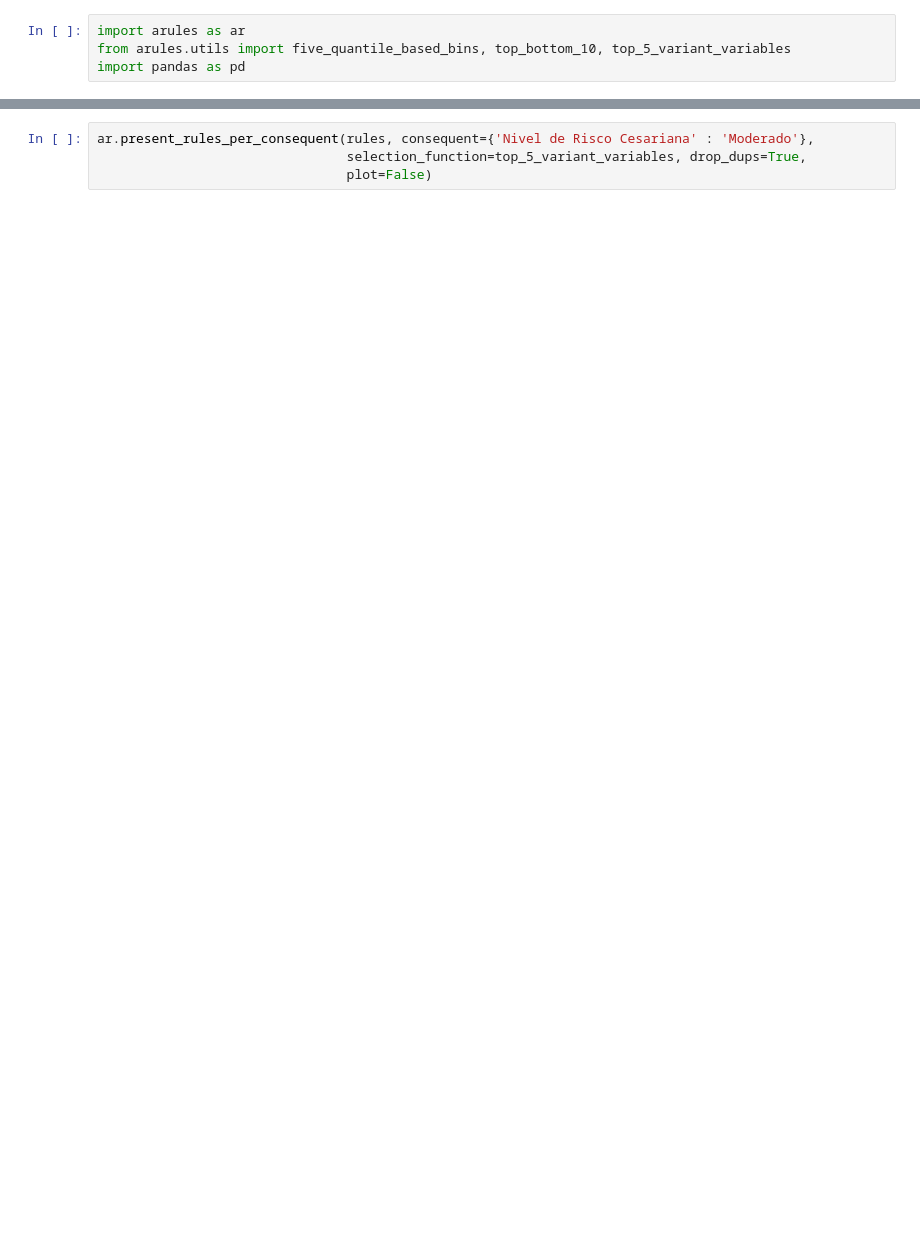
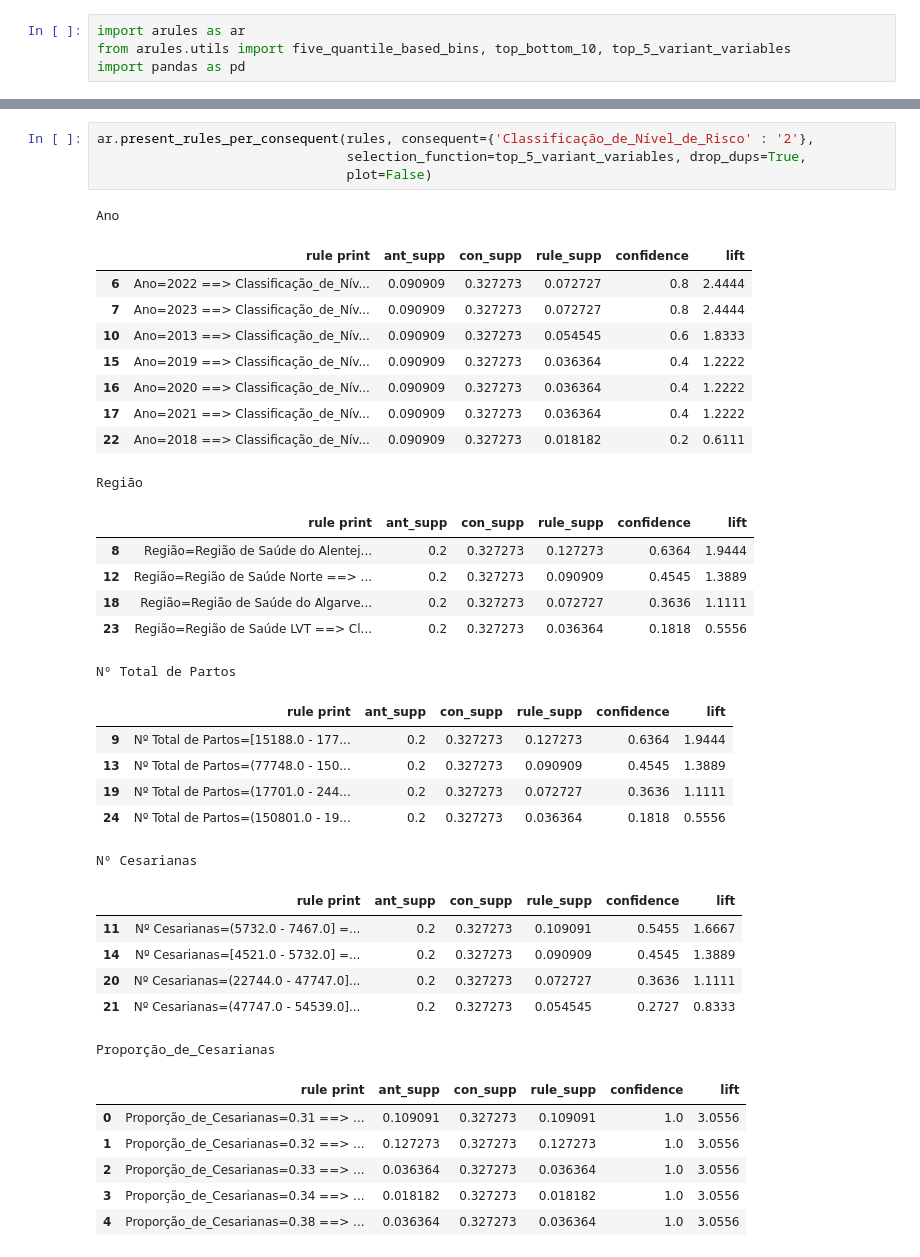
Before and after one commit to altonFreitas/projetoMTAD-partos-e-cesarianas, a Jupyter notebook: Arules.ipynb, the cells around one changed output, grey strips where cells are left out. Drawn from its saved outputs; the diff is of its cells as text; blank space fills up the shorter version.

```diff
--- a/Arules.ipynb
+++ b/Arules.ipynb
@@ -67,5 +67,40 @@ Overall # of Rules:  866
 866 rows × 12 columns
 # %%
-ar.present_rules_per_consequent(rules, consequent={'Nivel de Risco Cesariana' : 'Moderado'},
+ar.present_rules_per_consequent(rules, consequent={'Classificação_de_Nível_de_Risco' : '2'},
                                 selection_function=top_5_variant_variables, drop_dups=True,
                                 plot=False)
+# %% [output]
+Ano
+|  | rule print | ant_supp | con_supp | rule_supp | confidence | lift |
+| 6 | Ano=2022 ==> Classificação_de_Nív... | 0.090909 | 0.327273 | 0.072727 | 0.8 | 2.4444 |
+| 7 | Ano=2023 ==> Classificação_de_Nív... | 0.090909 | 0.327273 | 0.072727 | 0.8 | 2.4444 |
+| 10 | Ano=2013 ==> Classificação_de_Nív... | 0.090909 | 0.327273 | 0.054545 | 0.6 | 1.8333 |
+| 15 | Ano=2019 ==> Classificação_de_Nív... | 0.090909 | 0.327273 | 0.036364 | 0.4 | 1.2222 |
+| 16 | Ano=2020 ==> Classificação_de_Nív... | 0.090909 | 0.327273 | 0.036364 | 0.4 | 1.2222 |
+| 17 | Ano=2021 ==> Classificação_de_Nív... | 0.090909 | 0.327273 | 0.036364 | 0.4 | 1.2222 |
+| 22 | Ano=2018 ==> Classificação_de_Nív... | 0.090909 | 0.327273 | 0.018182 | 0.2 | 0.6111 |
+Região
+|  | rule print | ant_supp | con_supp | rule_supp | confidence | lift |
+| 8 | Região=Região de Saúde do Alentej... | 0.2 | 0.327273 | 0.127273 | 0.6364 | 1.9444 |
+| 12 | Região=Região de Saúde Norte ==> ... | 0.2 | 0.327273 | 0.090909 | 0.4545 | 1.3889 |
+| 18 | Região=Região de Saúde do Algarve... | 0.2 | 0.327273 | 0.072727 | 0.3636 | 1.1111 |
+| 23 | Região=Região de Saúde LVT ==> Cl... | 0.2 | 0.327273 | 0.036364 | 0.1818 | 0.5556 |
+Nº Total de Partos
+|  | rule print | ant_supp | con_supp | rule_supp | confidence | lift |
+| 9 | Nº Total de Partos=[15188.0 - 177... | 0.2 | 0.327273 | 0.127273 | 0.6364 | 1.9444 |
+| 13 | Nº Total de Partos=(77748.0 - 150... | 0.2 | 0.327273 | 0.090909 | 0.4545 | 1.3889 |
+| 19 | Nº Total de Partos=(17701.0 - 244... | 0.2 | 0.327273 | 0.072727 | 0.3636 | 1.1111 |
+| 24 | Nº Total de Partos=(150801.0 - 19... | 0.2 | 0.327273 | 0.036364 | 0.1818 | 0.5556 |
+Nº Cesarianas
+|  | rule print | ant_supp | con_supp | rule_supp | confidence | lift |
+| 11 | Nº Cesarianas=(5732.0 - 7467.0] =... | 0.2 | 0.327273 | 0.109091 | 0.5455 | 1.6667 |
+| 14 | Nº Cesarianas=[4521.0 - 5732.0] =... | 0.2 | 0.327273 | 0.090909 | 0.4545 | 1.3889 |
+| 20 | Nº Cesarianas=(22744.0 - 47747.0]... | 0.2 | 0.327273 | 0.072727 | 0.3636 | 1.1111 |
+| 21 | Nº Cesarianas=(47747.0 - 54539.0]... | 0.2 | 0.327273 | 0.054545 | 0.2727 | 0.8333 |
+Proporção_de_Cesarianas
+|  | rule print | ant_supp | con_supp | rule_supp | confidence | lift |
+| 0 | Proporção_de_Cesarianas=0.31 ==> ... | 0.109091 | 0.327273 | 0.109091 | 1.0 | 3.0556 |
+| 1 | Proporção_de_Cesarianas=0.32 ==> ... | 0.127273 | 0.327273 | 0.127273 | 1.0 | 3.0556 |
+| 2 | Proporção_de_Cesarianas=0.33 ==> ... | 0.036364 | 0.327273 | 0.036364 | 1.0 | 3.0556 |
+| 3 | Proporção_de_Cesarianas=0.34 ==> ... | 0.018182 | 0.327273 | 0.018182 | 1.0 | 3.0556 |
+| 4 | Proporção_de_Cesarianas=0.38 ==> ... | 0.036364 | 0.327273 | 0.036364 | 1.0 | 3.0556 |
```
Also changed, not shown: parts of 7 cells of this notebook.
